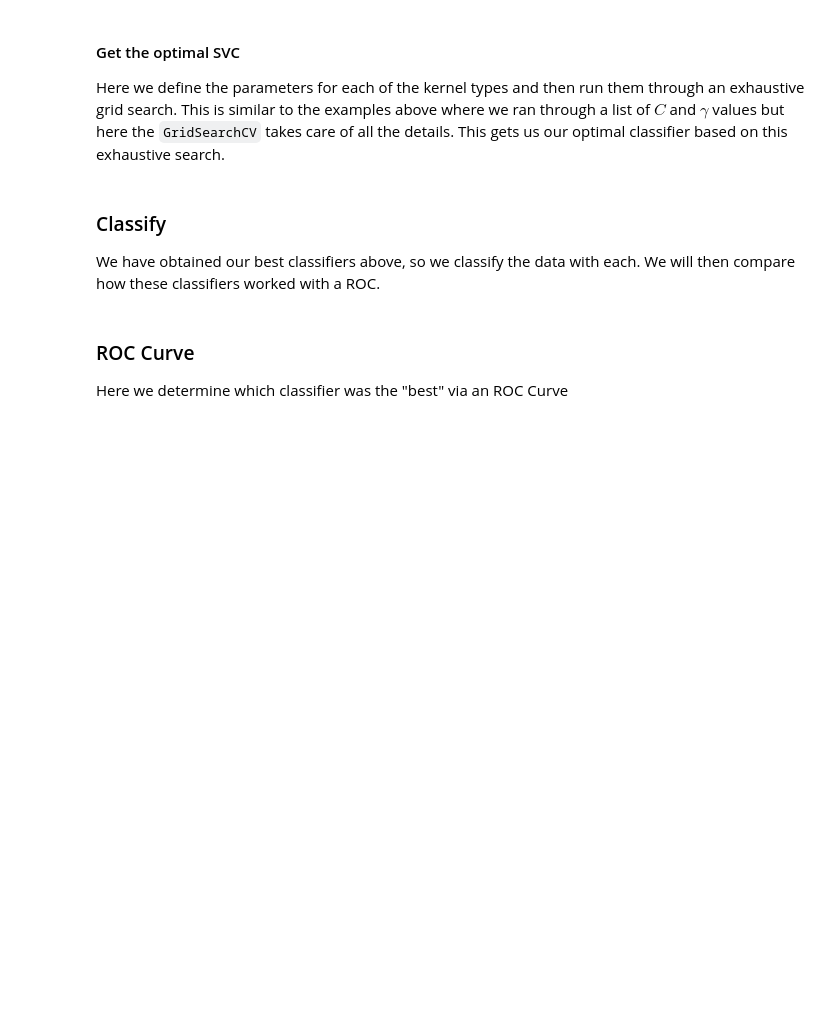
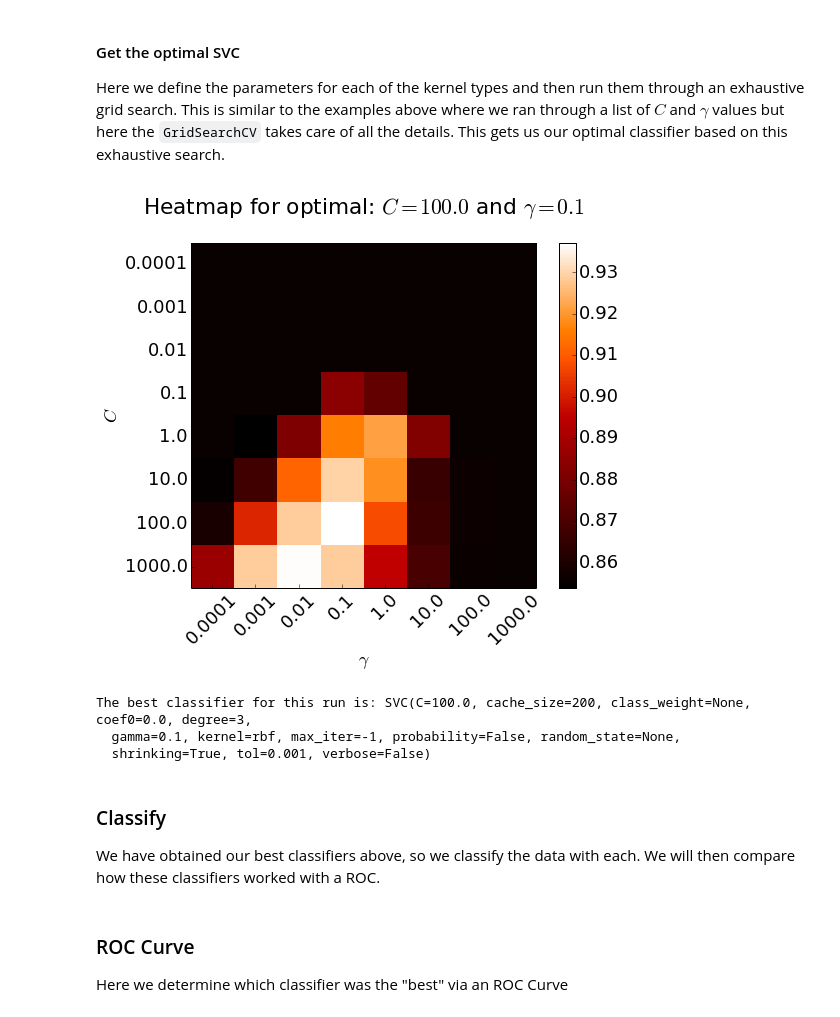
Before and after one commit to ElMejorEquipoDeLaSerena/VariableStarsClassification, a Jupyter notebook: Final.ipynb, the cells around one changed output. Drawn from its saved outputs; the diff is of its cells as text; code cells hidden in the pictures; blank space fills up the shorter version.

```diff
--- a/Final.ipynb
+++ b/Final.ipynb
@@ -335,24 +343,31 @@ Here we define the parameters for each of the kernel types and then run them thr
 # %%
 # Setup our ranges
 C_range = 10. ** np.arange(-4, 4)
 gamma_range = 10. ** np.arange(-4, 4)
 deg_range = np.arange(1, 5)
 coef_range = 10. ** np.arange(-4, 4)
 
 param_grids = [
-    { 'C': C_range, 'kernel': ['linear'] },
+#    { 'C': C_range, 'kernel': ['linear'] },
 #    { 'C': C_range, 'gamma': gamma_range, 'deg': deg_range, 'coef0': coef_range, 'kernel': ['poly'] },
-#    { 'C': C_range, 'gamma': gamma_range, 'kernel': ['rbf'] },
+    { 'C': C_range, 'gamma': gamma_range, 'kernel': ['rbf'] },
 #    { 'C': C_range, 'gamma': gamma_range, 'coef0': coef_range, 'kernel': ['sigmoid'] },
 ]
 
-best_svcs = dict()
+best_svcs = list()
 
 # Get the best clf for each kernel type
 for param_grid in param_grids:
     clf = get_optimal_svc(param_grid=param_grid)
 
-    best_svcs[param_grid['kernel']] = { 'clf': clf }
+    param_grid['clf'] = clf
+
+    best_svcs.append(param_grid)
+# %% [output]
+[figure, added]
+The best classifier for this run is: SVC(C=100.0, cache_size=200, class_weight=None, coef0=0.0, degree=3,
+  gamma=0.1, kernel=rbf, max_iter=-1, probability=False, random_state=None,
+  shrinking=True, tol=0.001, verbose=False)
 # %% [markdown]
 ### Classify
 
```
Also changed, not shown: parts of 13 cells of this notebook, 2 other files.
